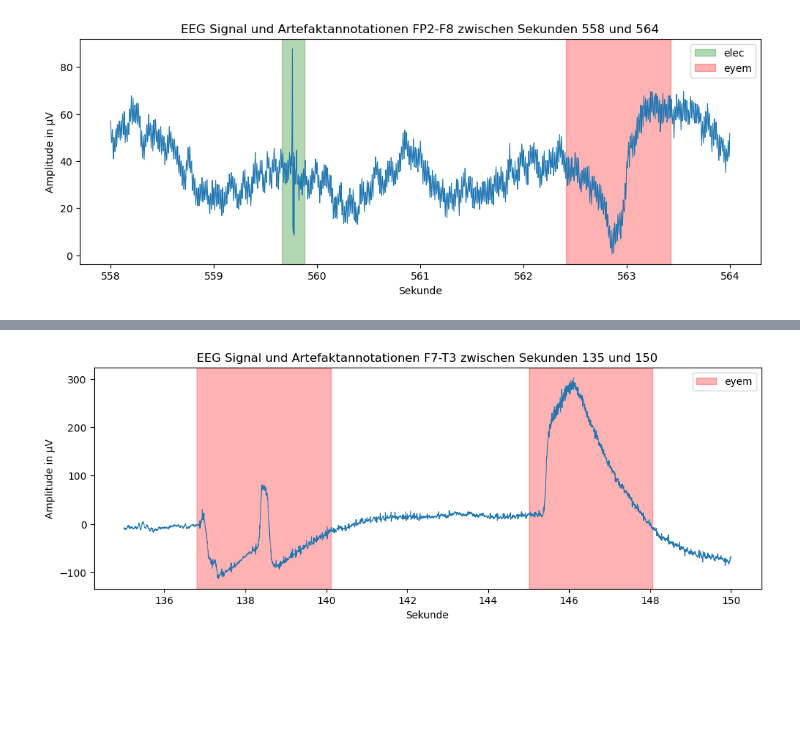
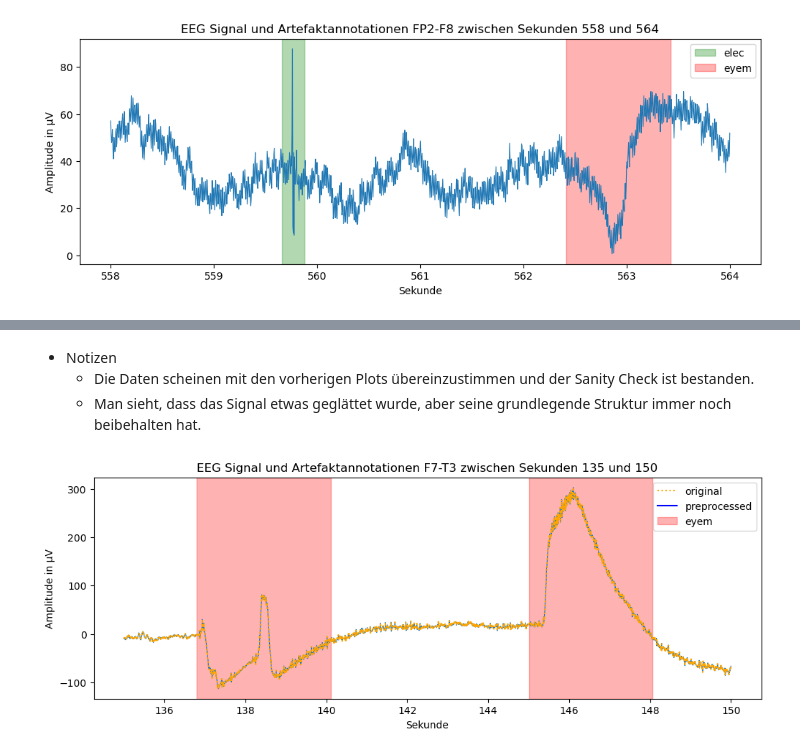
Before and after one commit to stuckkk/artifact-detection-seminar, a Jupyter notebook: experiments/02 - Preprocessing/exp_02_06.ipynb, the cells around one changed output, grey strips where cells are left out. Saved outputs shown, nothing was run; the diff lists cells and outputs as text; code cells hidden in the pictures; blank space fills up the shorter version.

```diff
--- a/experiments/02 - Preprocessing/exp_02_06.ipynb
+++ b/experiments/02 - Preprocessing/exp_02_06.ipynb
@@ -17,15 +30,39 @@ fig.show()
+# %% [markdown]
+- Notizen
+    - Die Daten scheinen mit den vorherigen Plots übereinzustimmen und der Sanity Check ist bestanden.
+    - Man sieht, dass das Signal etwas geglättet wurde, aber seine grundlegende Struktur immer noch beibehalten hat.
 # %%
 from utils.visualize_eeg import visualize_eeg_with_artifacts
+import pyedflib
+import numpy as np
+from matplotlib.patches import Patch
 
 fig = visualize_eeg_with_artifacts(
     edf_file_path="../../../../tuar_processed/train/aaaaaaju_s005_t000.edf",
     csv_file_path="../../../../tuar_processed/train/aaaaaaju_s005_t000.csv",
     channel='F7-T3',
     interval_start=135,
     interval_stop=150
 )
-fig.savefig("output/exp_02_06_artifact_visualization_comparison_2.svg")
+
+axes = fig.get_axes()
+
+with pyedflib.EdfReader('../../../../tuar/edf/01_tcp_ar/aaaaaaju_s005_t000.edf') as reader:
+    signal_labels = reader.getSignalLabels()
+    fp2_idx = signal_labels.index('EEG F7-REF')
+    f8_idx = signal_labels.index('EEG T3-REF')
+    fp2_f8_data = reader.readSignal(fp2_idx) - reader.readSignal(f8_idx)
+    fs = reader.getSampleFrequency(fp2_idx)
+    lower_bound = int(135 * fs)
+    upper_bound = int(150 * fs)
+    plot1, = axes[0].plot(np.arange(lower_bound, upper_bound) / fs, fp2_f8_data[lower_bound:upper_bound], color='orange', label='original', linestyle=':')
+    # Quick and dirty solution to add legend entry for preprocessed data
+    plot2, = axes[0].plot([], [], color='blue', label='preprocessed')
+    axes[0].legend(handles=[plot1, plot2, Patch(facecolor='red', alpha=0.3, label='eyem', edgecolor='red')])
+    reader.close()
+
+fig.savefig("output/exp_02_06_artifact_2_in_1_1.svg")
 fig.show()
 # %% [output]
-[figure, old version]
+[figure, new version]
 # %%
```
Also changed, not shown: parts of 2 cells of this notebook, 8 other files.
